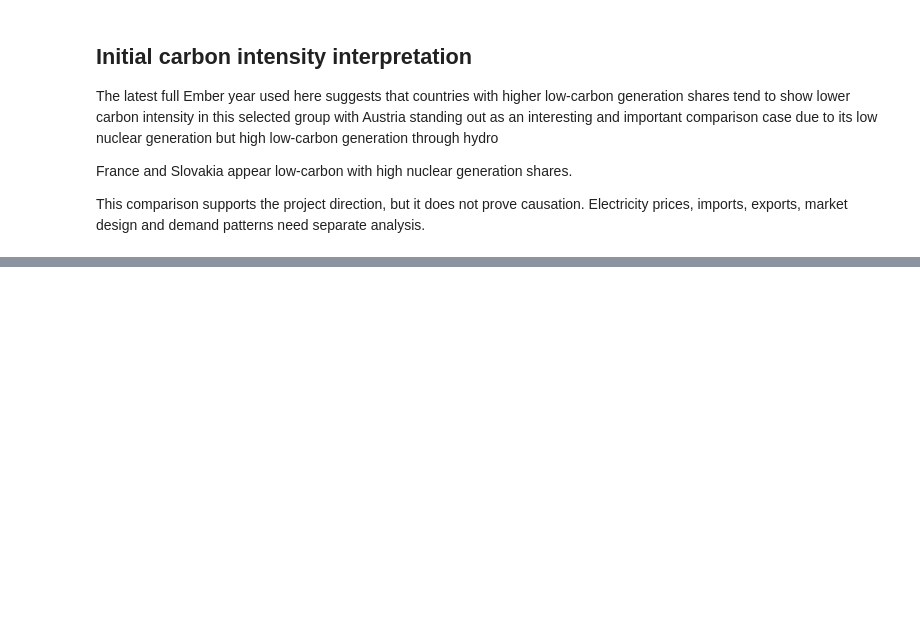
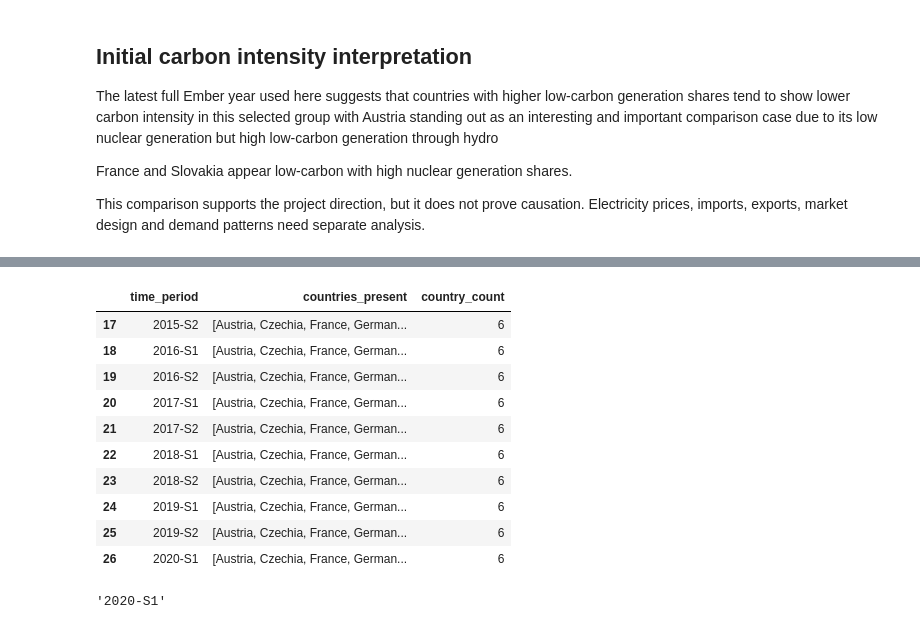
Before and after one commit to goodchoyce/nuclear-prices-carbon-europe, a Jupyter notebook: notebooks/01_dataset_review.ipynb, the cells around one changed output, grey strips where cells are left out. Saved outputs shown, nothing was run; the diff lists cells and outputs as text; code cells hidden in the pictures; blank space fills up the shorter version.

```diff
--- a/notebooks/01_dataset_review.ipynb
+++ b/notebooks/01_dataset_review.ipynb
@@ -412,0 +514,40 @@ This comparison supports the project direction, but it does not prove causation.
+# %%
+# Check which price periods contain all six selected countries
+selected_countries = set(countries)
+
+price_coverage = (
+    household_prices
+    .groupby("time_period")["geo"]
+    .apply(lambda x: sorted(set(x)))
+    .reset_index(name="countries_present")
+)
+
+price_coverage["country_count"] = price_coverage["countries_present"].apply(len)
+
+# Keep only periods where all six countries are present.
+common_price_periods = price_coverage[
+    price_coverage["country_count"] == len(selected_countries)
+].copy()
+
+common_price_periods.tail(10)
+# %% [output]
+|  | time_period | countries_present | country_count |
+| 17 | 2015-S2 | [Austria, Czechia, France, German... | 6 |
+| 18 | 2016-S1 | [Austria, Czechia, France, German... | 6 |
+| 19 | 2016-S2 | [Austria, Czechia, France, German... | 6 |
+| 20 | 2017-S1 | [Austria, Czechia, France, German... | 6 |
+| 21 | 2017-S2 | [Austria, Czechia, France, German... | 6 |
+| 22 | 2018-S1 | [Austria, Czechia, France, German... | 6 |
+| 23 | 2018-S2 | [Austria, Czechia, France, German... | 6 |
+| 24 | 2019-S1 | [Austria, Czechia, France, German... | 6 |
+| 25 | 2019-S2 | [Austria, Czechia, France, German... | 6 |
+| 26 | 2020-S1 | [Austria, Czechia, France, German... | 6 |
+# %%
+# Latest Eurostat period where all six selected countries have household price data
+
+
+latest_common_price_period = common_price_periods["time_period"].max()
+
+latest_common_price_period
+# %% [output]
+'2020-S1'
```
Also changed, not shown: parts of 27 cells of this notebook.
